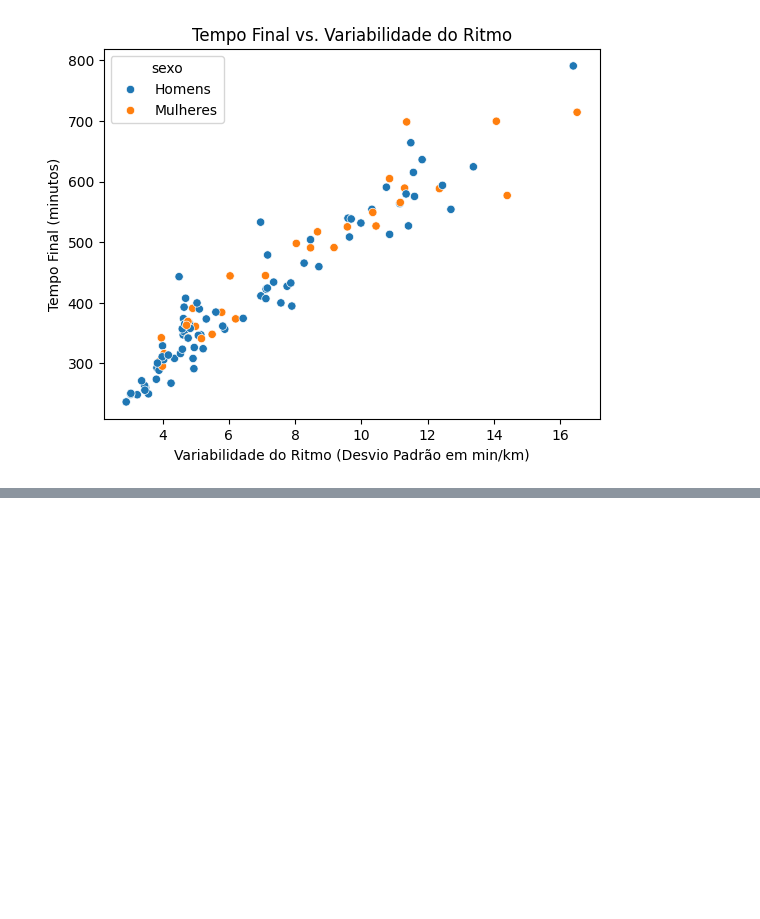
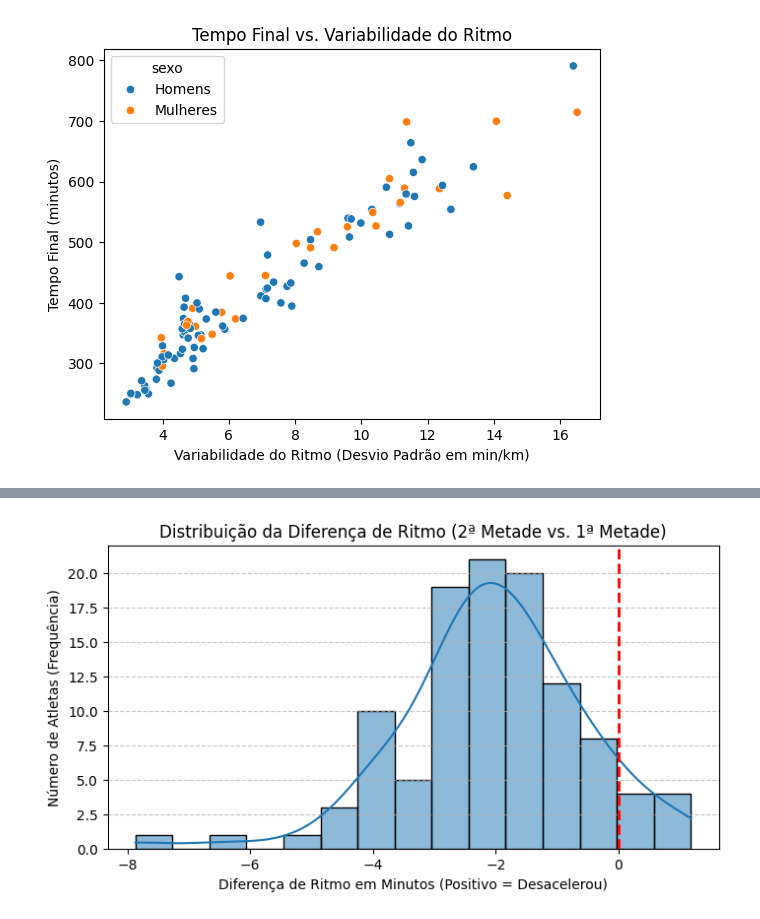
Before and after one commit to joaomts/-strava_analytics, a Jupyter notebook: analises_provas.ipynb, the cells around one changed output, grey strips where cells are left out. Drawn from its saved outputs; the diff is of its cells as text; code cells hidden in the pictures; blank space fills up the shorter version.

```diff
--- a/analises_provas.ipynb
+++ b/analises_provas.ipynb
@@ -323,0 +377,5 @@ plt.show()
+# %%
+df_metade = df_completo.copy()
+df_metade["Metade_Prova"] = "Primeira Metade"
+df_metade.loc[df_metade["km_prova"] > 18.0, "Metade_Prova"] = "Segunda Metade"
+df_metade.head(5)
@@ -323,0 +445,18 @@ plt.show()
+# %%
+plt.figure(figsize=(8, 4))
+sns.histplot(
+    data=comparativo_splits_flat, x="Diferenca_Media_Seg_Menos_Pri", kde=True, bins=15
+)
+
+# Adiciona uma linha vertical em x=0 para ser nossa referência
+# À esquerda da linha: atletas que aceleraram (split negativo)
+# À direita da linha: atletas que desaceleraram (split positivo)
+plt.axvline(x=0, color="red", linestyle="--", linewidth=2)
+
+plt.title("Distribuição da Diferença de Ritmo (2ª Metade vs. 1ª Metade)")
+plt.xlabel("Diferença de Ritmo em Minutos (Positivo = Desacelerou)")
+plt.ylabel("Número de Atletas (Frequência)")
+plt.grid(axis="y", linestyle="--", alpha=0.7)
+plt.show()
+# %% [output]
+[figure, added]
```
Also changed, not shown: parts of 24 cells of this notebook, 4 other files.
